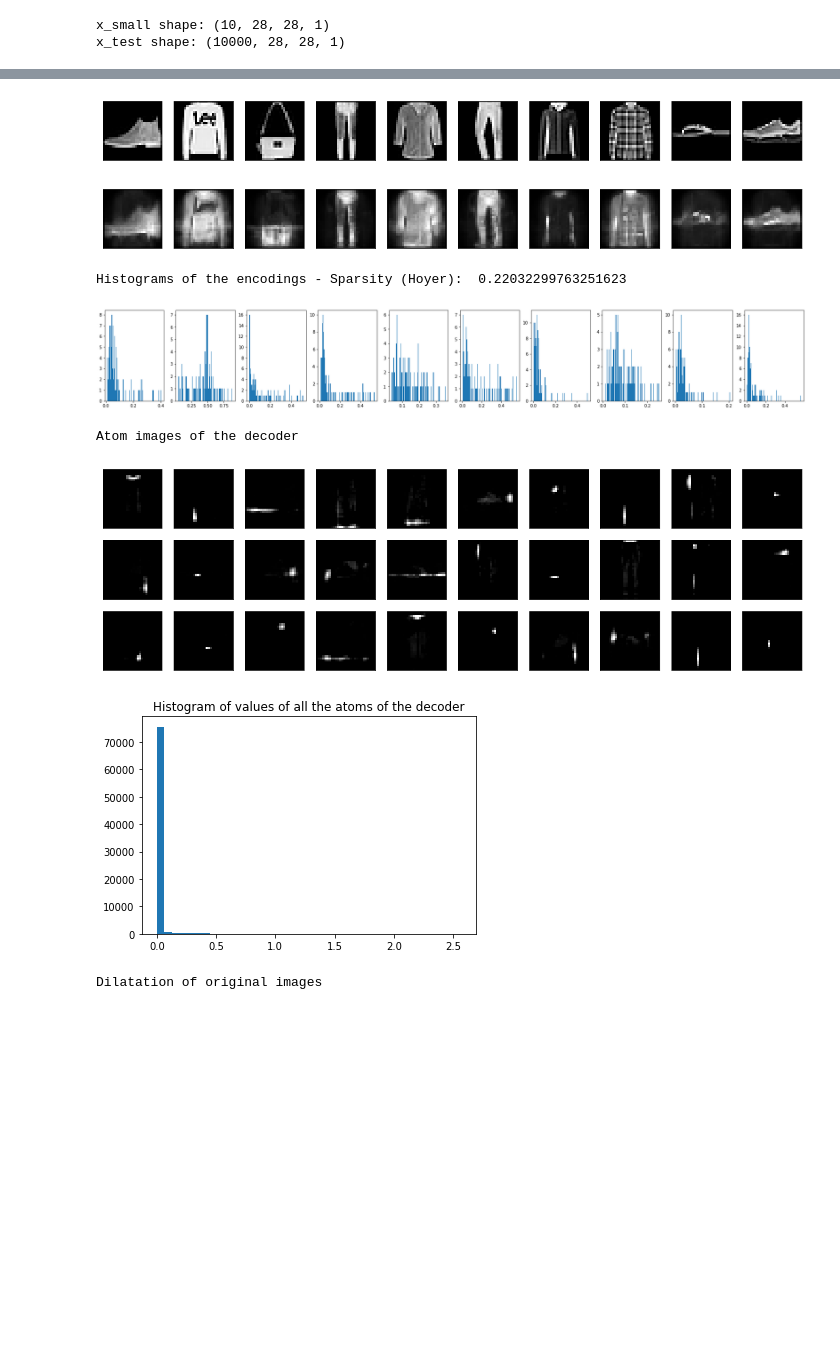
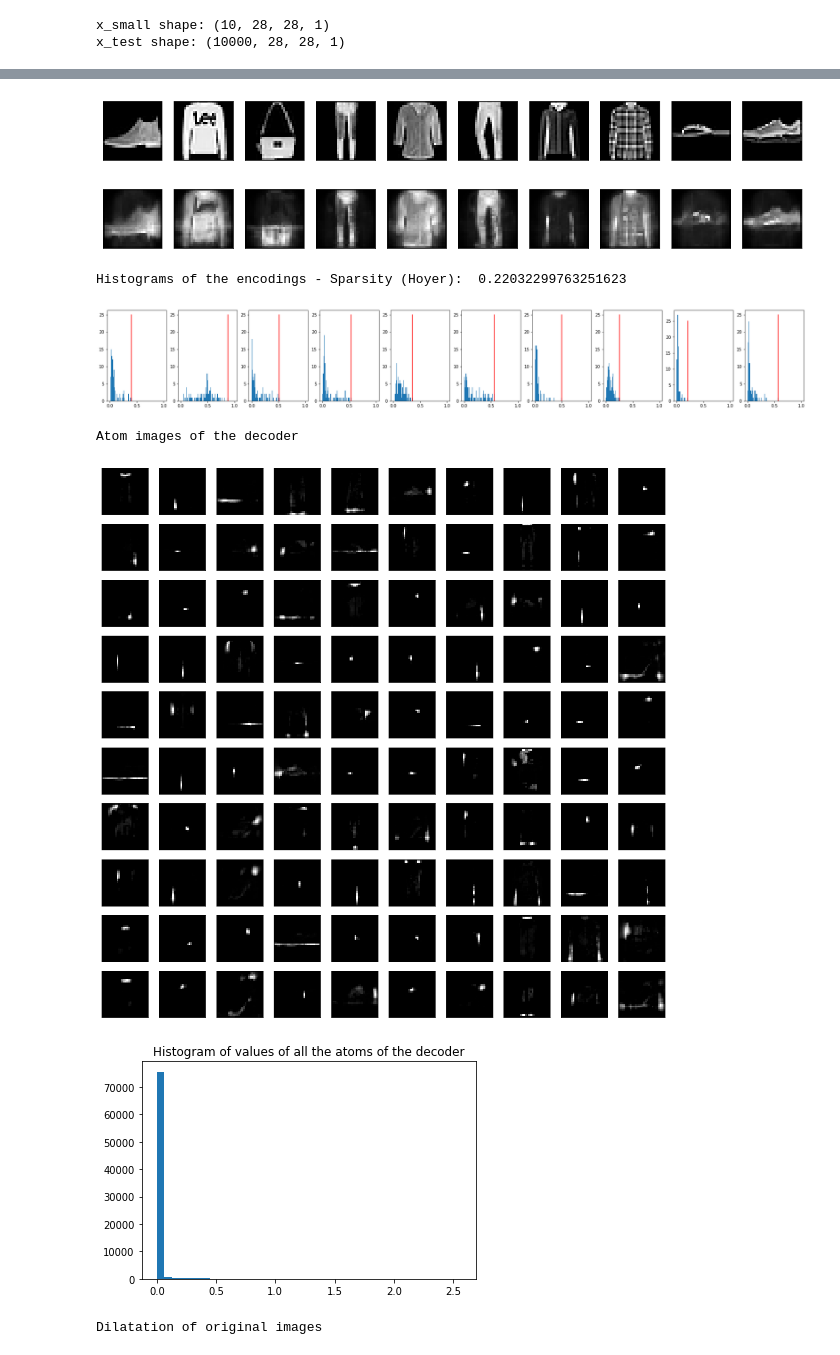
Before and after one commit to PonchonB/Mathematical_Morphologies_And_Deep_Learning, a Jupyter notebook: Notebooks/18_11_07_NNSAE_on_FashionMNIST.ipynb, the cells around one changed output, grey strips where cells are left out. Saved outputs shown, nothing was run; the diff lists cells and outputs as text; code cells hidden in the pictures; blank space fills up the shorter version.

Commit message:
Modifying the functions plotting the histograms of the encodings: uniformization of scales and marking the maximum.

```diff
--- a/Notebooks/18_11_07_NNSAE_on_FashionMNIST.ipynb
+++ b/Notebooks/18_11_07_NNSAE_on_FashionMNIST.ipynb
@@ -43,23 +43,23 @@ atoms = np.transpose(atoms).reshape((100,28,28,1))
 x_rec_small = x_rec_test[idx_small]
 # %%
 print('(Test) Original images and reconstructions - Reconstruction error: ', metrics.reconstruction_error(x_test, atoms, h_test))
-bastien_utils.plot_all_images(x_small)
-bastien_utils.plot_all_images(x_rec_small)
+bastien_utils.plot_all_images(x_small, relative_intensity=True)
+bastien_utils.plot_all_images(x_rec_small, relative_intensity=True)
 print('Histograms of the encodings - Sparsity (Hoyer): ', metrics.sparsity_Hoyer(h_test))
 metrics.plot_histograms_of_the_encoding(h_test[idx_small])
 print('Atom images of the decoder')
-bastien_utils.plot_all_images(atoms[:30])
+bastien_utils.plot_all_images(atoms)
 plt.hist(atoms.flatten(), bins=40)
 plt.title('Histogram of values of all the atoms of the decoder')
 plt.show()
 # %% [output]
 (Test) Original images and reconstructions - Reconstruction error:  0.05141151048128018
 [figure]
 [figure]
 Histograms of the encodings - Sparsity (Hoyer):  0.22032299763251623
-[figure, old version]
+[figure, new version]
 Atom images of the decoder
-[figure, old version]
+[figure, new version]
 [figure]
 # %%
 atoms_dil = bastien_utils.apply_operator_to_all_images(morphoMaths.dilatation, atoms, SE_scale=1)
```
Also changed, not shown: 6 other files.
